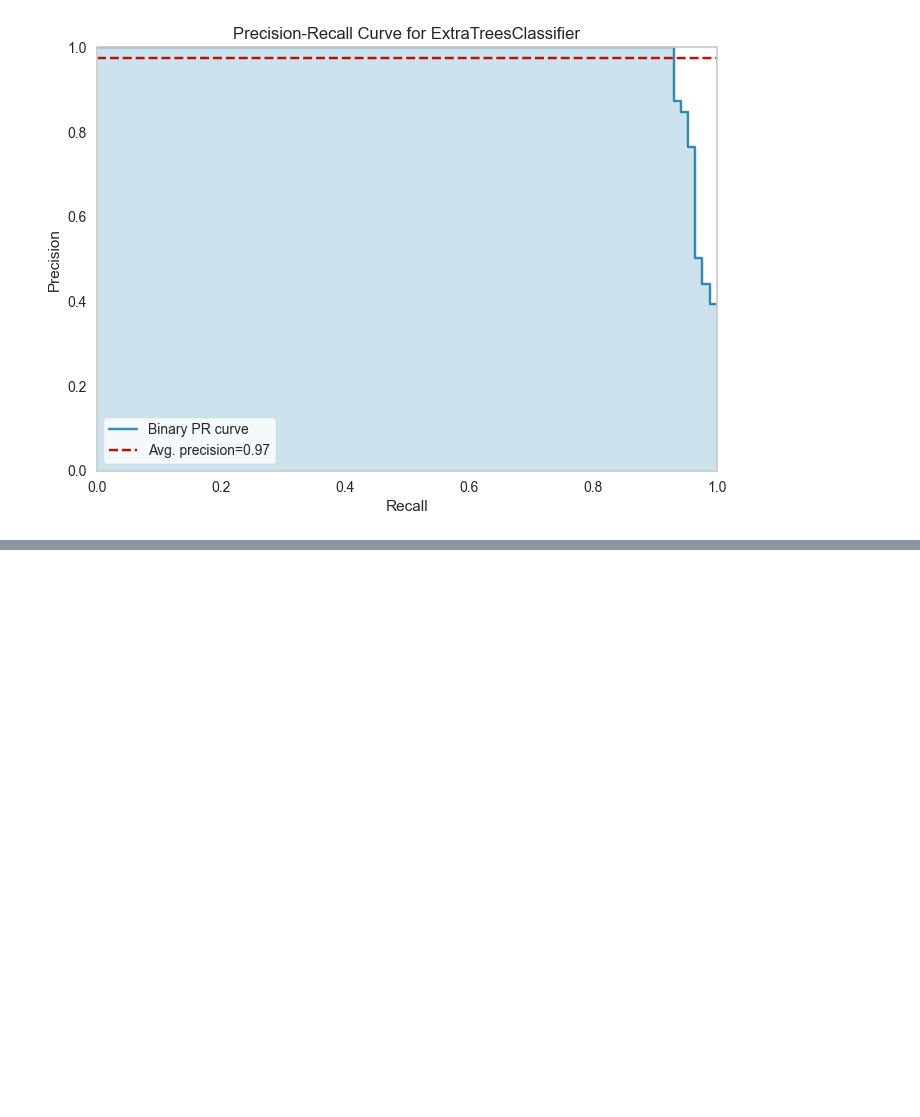
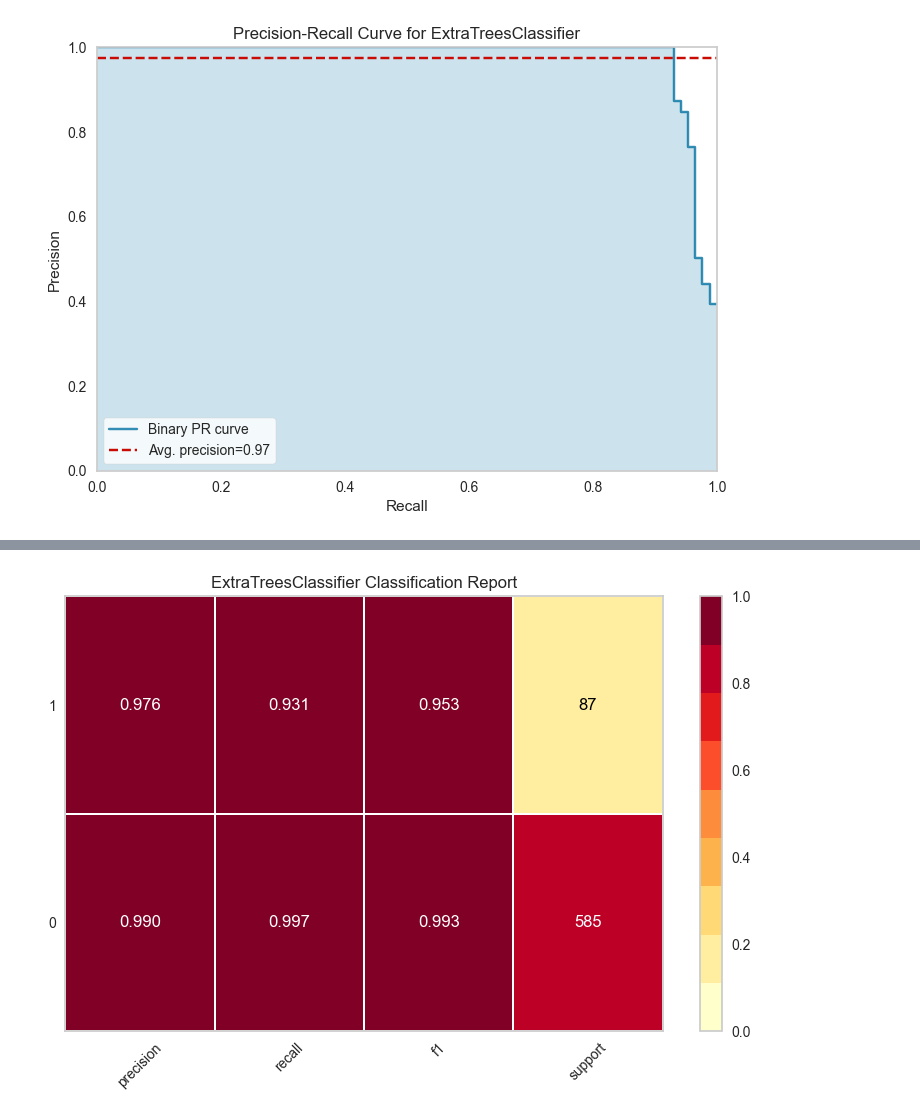
Before and after one commit to Shaheer-khan-github/MLOps-Fraud-Detection-using-Pycaret_MLFlow, a Jupyter notebook: 2. Train_and_Evaluate_the_Model.ipynb, the cells around one changed output, grey strips where cells are left out. Cells and saved outputs as stored; diff of their text form; code cells hidden in the pictures; blank space fills up the shorter version.

```diff
--- a/2. Train_and_Evaluate_the_Model.ipynb
+++ b/2. Train_and_Evaluate_the_Model.ipynb
@@ -40,0 +49,4 @@ plot_model(best, plot = 'pr')
+# %%
+plot_model(best, plot="class_report")
+# %% [output]
+[figure, added]
```
Also changed, not shown: parts of 2 cells of this notebook.
